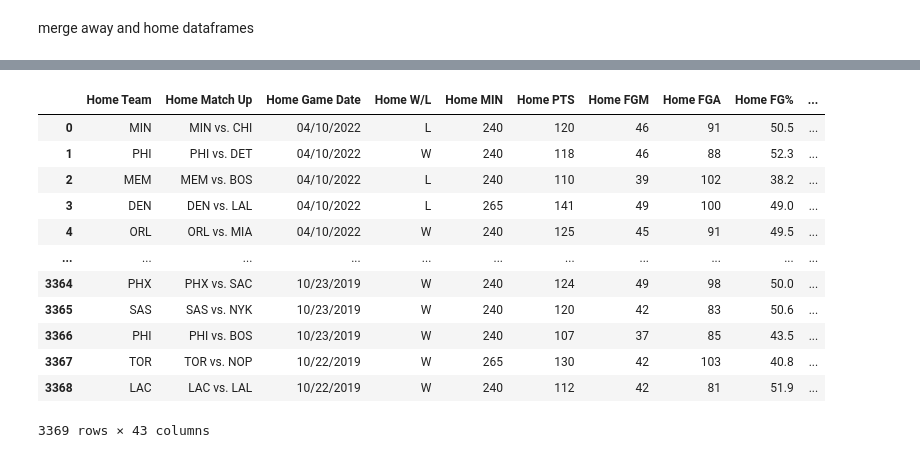
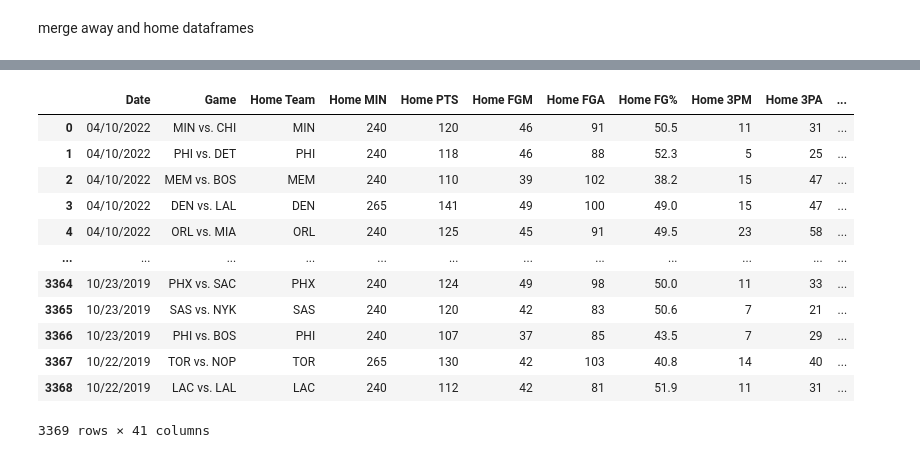
Before and after one commit to BrandonLuong/NBA-Game-Prediction, a Jupyter notebook: get_df.ipynb, the cells around one changed output, grey strips where cells are left out. Drawn from its saved outputs; the diff is of its cells as text; code cells hidden in the pictures.

```diff
--- a/get_df.ipynb
+++ b/get_df.ipynb
@@ -108,21 +89,25 @@ list(merge_games.columns)
 # %%
 list(merge_games.columns)
-# merge_games = merge_games.drop(columns=['Away Match\xa0Up', 'Away Game\xa0Date', 'Away MIN'])
-merge_games = merge_games.drop(columns=['Away Match\xa0Up', 'Away MIN',])
+# merge_games = merge_games.drop(columns=['Away Match\xa0Up', 'Away MIN',])
 merge_games['Home Wins'] = merge_games.apply(lambda x: 1 if x['Home W/L'] == "W" else 0, axis=1)
-merge_games = merge_games.drop(columns=['Away Match\xa0Up', 'Away MIN', 'Home Match\xa0Up'])
-merge_games
+merge_games = merge_games.drop(columns=['Away Match\xa0Up', 'Away MIN', 'Home W/L', 'Away W/L'])
+match_up = merge_games.pop('Home Match\xa0Up')
+game_date = merge_games.pop('Home Game\xa0Date')
+merge_games.insert(0, 'Date', game_date)
+merge_games.insert(1, 'Game', match_up)
+cleaned_games = merge_games
+cleaned_games
 # %% [output]
-|  | Home Team | Home Match Up | Home Game Date | Home W/L | Home MIN | Home PTS | Home FGM | Home FGA | Home FG% | ... |
-| 0 | MIN | MIN vs. CHI | 04/10/2022 | L | 240 | 120 | 46 | 91 | 50.5 | ... |
-| 1 | PHI | PHI vs. DET | 04/10/2022 | W | 240 | 118 | 46 | 88 | 52.3 | ... |
-| 2 | MEM | MEM vs. BOS | 04/10/2022 | L | 240 | 110 | 39 | 102 | 38.2 | ... |
-| 3 | DEN | DEN vs. LAL | 04/10/2022 | L | 265 | 141 | 49 | 100 | 49.0 | ... |
-| 4 | ORL | ORL vs. MIA | 04/10/2022 | W | 240 | 125 | 45 | 91 | 49.5 | ... |
-| ... | ... | ... | ... | ... | ... | ... | ... | ... | ... | ... |
-| 3364 | PHX | PHX vs. SAC | 10/23/2019 | W | 240 | 124 | 49 | 98 | 50.0 | ... |
-| 3365 | SAS | SAS vs. NYK | 10/23/2019 | W | 240 | 120 | 42 | 83 | 50.6 | ... |
-| 3366 | PHI | PHI vs. BOS | 10/23/2019 | W | 240 | 107 | 37 | 85 | 43.5 | ... |
-| 3367 | TOR | TOR vs. NOP | 10/22/2019 | W | 265 | 130 | 42 | 103 | 40.8 | ... |
-| 3368 | LAC | LAC vs. LAL | 10/22/2019 | W | 240 | 112 | 42 | 81 | 51.9 | ... |
+|  | Date | Game | Home Team | Home MIN | Home PTS | Home FGM | Home FGA | Home FG% | Home 3PM | Home 3PA | ... |
+| 0 | 04/10/2022 | MIN vs. CHI | MIN | 240 | 120 | 46 | 91 | 50.5 | 11 | 31 | ... |
+| 1 | 04/10/2022 | PHI vs. DET | PHI | 240 | 118 | 46 | 88 | 52.3 | 5 | 25 | ... |
+| 2 | 04/10/2022 | MEM vs. BOS | MEM | 240 | 110 | 39 | 102 | 38.2 | 15 | 47 | ... |
+| 3 | 04/10/2022 | DEN vs. LAL | DEN | 265 | 141 | 49 | 100 | 49.0 | 15 | 47 | ... |
+| 4 | 04/10/2022 | ORL vs. MIA | ORL | 240 | 125 | 45 | 91 | 49.5 | 23 | 58 | ... |
+| ... | ... | ... | ... | ... | ... | ... | ... | ... | ... | ... | ... |
+| 3364 | 10/23/2019 | PHX vs. SAC | PHX | 240 | 124 | 49 | 98 | 50.0 | 11 | 33 | ... |
+| 3365 | 10/23/2019 | SAS vs. NYK | SAS | 240 | 120 | 42 | 83 | 50.6 | 7 | 21 | ... |
+| 3366 | 10/23/2019 | PHI vs. BOS | PHI | 240 | 107 | 37 | 85 | 43.5 | 7 | 29 | ... |
+| 3367 | 10/22/2019 | TOR vs. NOP | TOR | 265 | 130 | 42 | 103 | 40.8 | 14 | 40 | ... |
+| 3368 | 10/22/2019 | LAC vs. LAL | LAC | 240 | 112 | 42 | 81 | 51.9 | 11 | 31 | ... |
-3369 rows × 43 columns
+3369 rows × 41 columns
```
Also changed, not shown: parts of 2 cells of this notebook.
